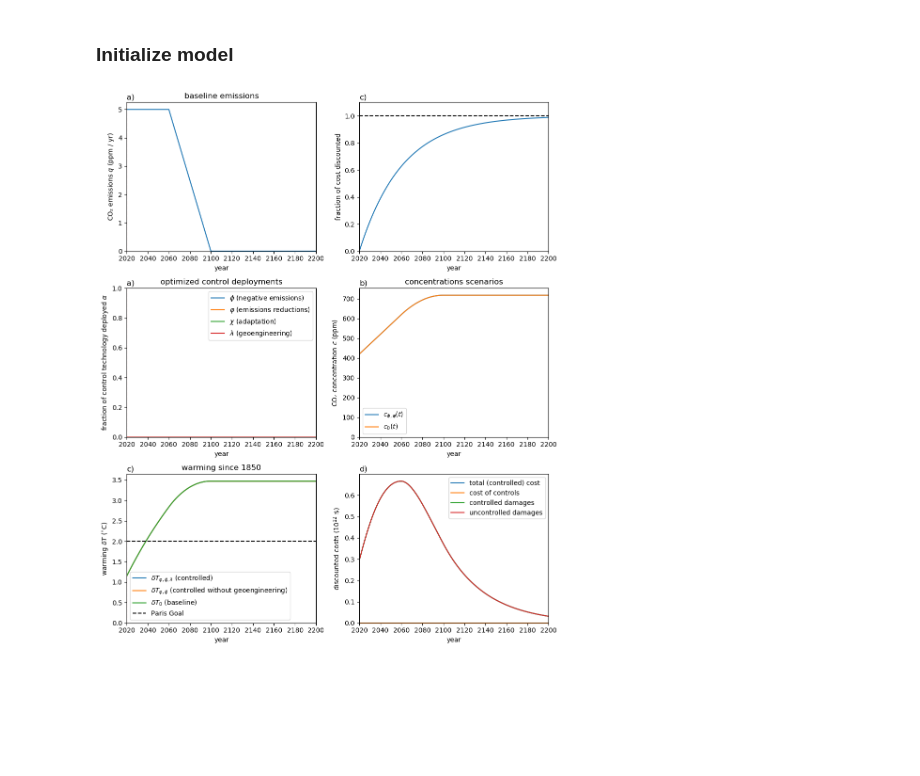
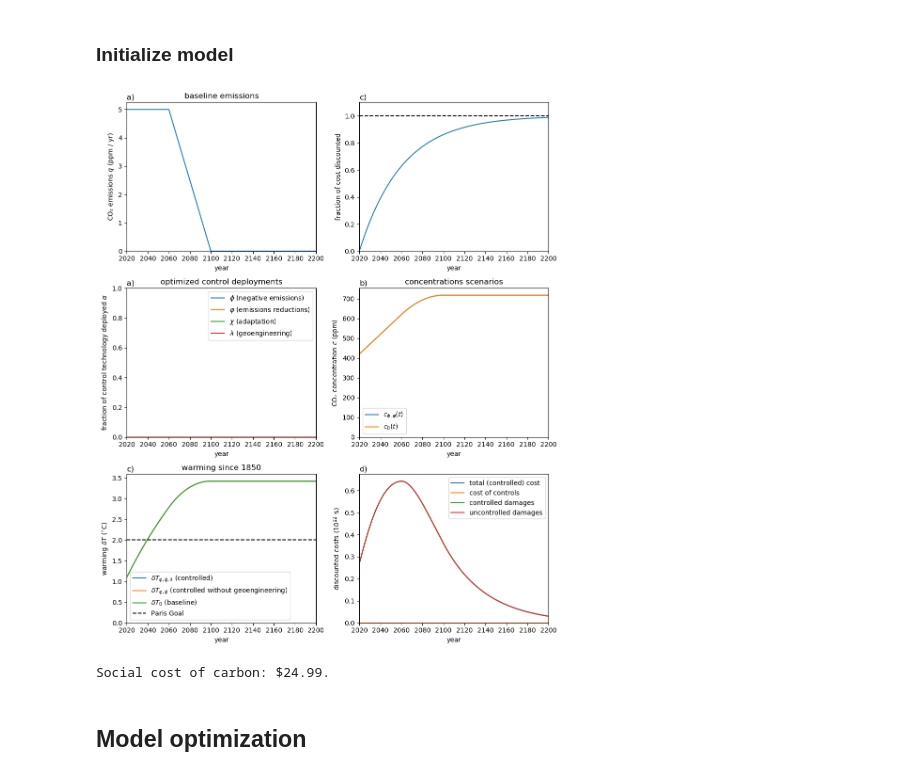
Before and after one commit to hdrake/OptimizeClimate, a Jupyter notebook: notebooks/basic_example.ipynb, the cells around one changed output. Saved outputs shown, nothing was run; the diff lists cells and outputs as text; code cells hidden in the pictures; blank space fills up the shorter version.

```diff
--- a/notebooks/basic_example.ipynb
+++ b/notebooks/basic_example.ipynb
@@ -11,7 +12,8 @@ include("../src/plotting.jl");
 #### Physical parameters
 # %%
 # Model domain
-t = Array(2020:1.:2200);
+dt = 1.
+t = Array(2020:dt:2200);
 
 # "Best-guess equilibrium climate sensitivity"
 ECS = 3.0;
@@ -44,16 +46,24 @@ economics = Economics(
 # %%
 ensemble = Dict{String, ClimateModel}();
 
 name = "Example configuration";
 present_year = 2020.
 
 # Arbitrary initial guess of climate control policies,
 # to be optimized later!
 controls = init_zero_controls(t);
 
 # Create instance of idealized integrated assessment climate model
-model = ClimateModel(name, ECS, t, controls, economics, present_year);
+model = ClimateModel(name, ECS, t, dt, controls, economics, present_year);
+
+# Plot initial state (baseline scenario; zero controls)
+plot_state(model)
+
+print(string(
+        "Social cost of carbon: \$",
+        SCC(model),"."))
+# %% [output]
+[figure, added]
+Social cost of carbon: $24.99.
-# %%
-plot_state(model)
-# %% [output]
-[figure, removed]
+# %% [markdown]
+## Model optimization
```
Also changed, not shown: parts of 9 cells of this notebook, 14 other files.
